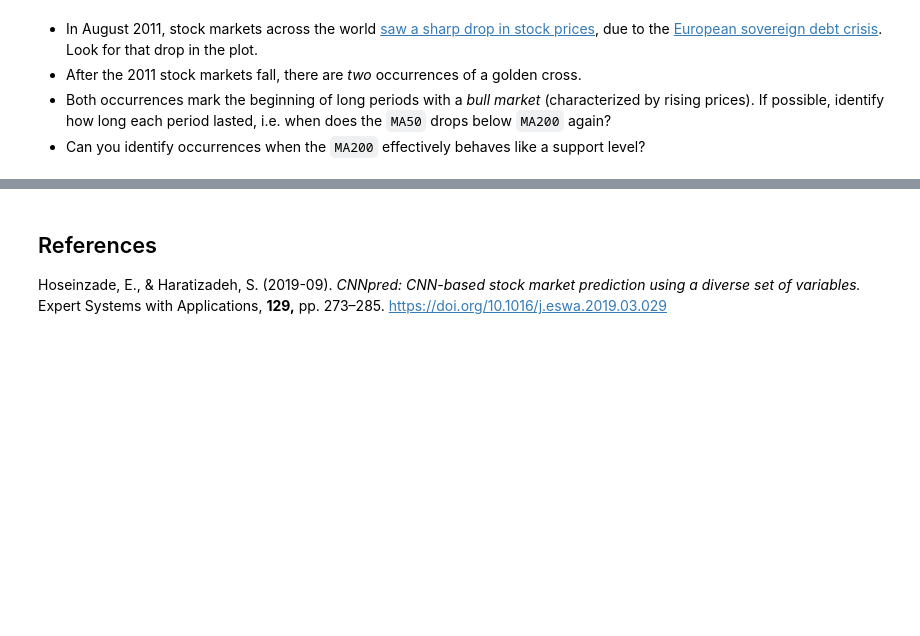
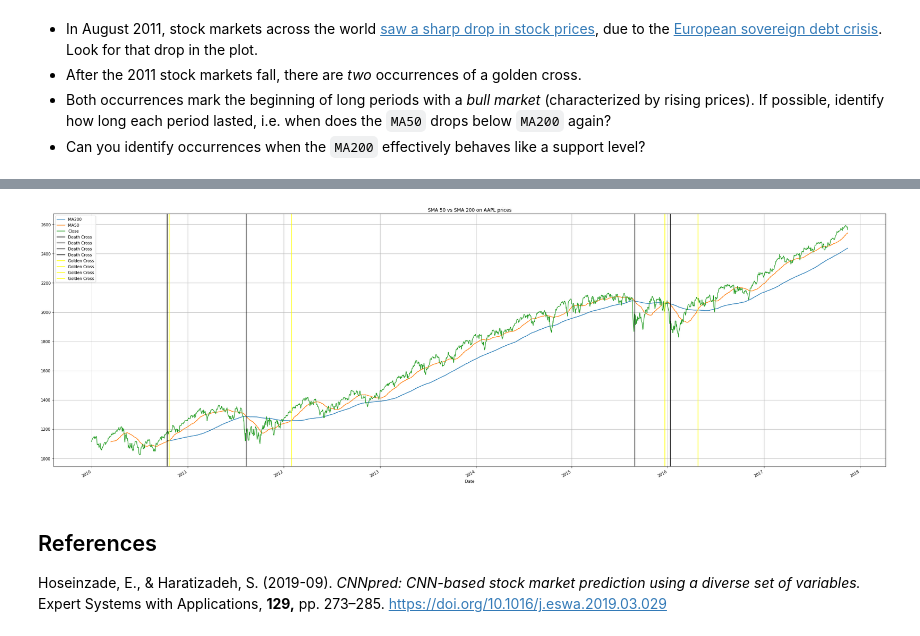
Before and after one commit to szymonvertenten/data-eng, a Jupyter notebook: dsai-en-labs-main/7-time-series/lab_golden_cross.ipynb, the cells around one changed output, grey strips where cells are left out. Saved outputs shown, nothing was run; the diff lists cells and outputs as text; code cells hidden in the pictures; blank space fills up the shorter version.

```diff
--- a/dsai-en-labs-main/7-time-series/lab_golden_cross.ipynb
+++ b/dsai-en-labs-main/7-time-series/lab_golden_cross.ipynb
@@ -22,3 +79,30 @@ Traders often use moving averages when analysing the evolution of stock prices.
+# %%
+sp["death_cross"] = sp.apply(lambda row: 1 if row[f"MA50"] < row[f"MA200"]  else 0, axis=1)
+# %%
+list_death_cross_ts = []
+first_death_cross = False
+for idx, each in sp["death_cross"].iteritems():
+    if each == 1:
+        # If its the first death cross we see we add the timestamp
+        if first_death_cross:
+            list_death_cross_ts.append(idx)
+            first_death_cross = False
+    else:
+        first_death_cross = True
+# %%
+fig, axes = plt.subplots(1,1, figsize=(30,10))
+sp[["MA200","MA50","Close"]].plot(figsize=(30,10), grid=True, title="SMA 50 vs SMA 200 on AAPL prices", ax=axes)
+
+for each in list_death_cross_ts:
+    axes.axvline(x=each, label="Death Cross", c="black")
+for each in list_golden_cross_ts:
+    axes.axvline(x=each, label="Golden Cross", c="yellow")
+
+
+axes.legend()
+fig.tight_layout()
+# %% [output]
+[figure, added]
 # %% [markdown]
 ## References
 
```
Also changed, not shown: parts of 8 cells of this notebook, 1 other file.
